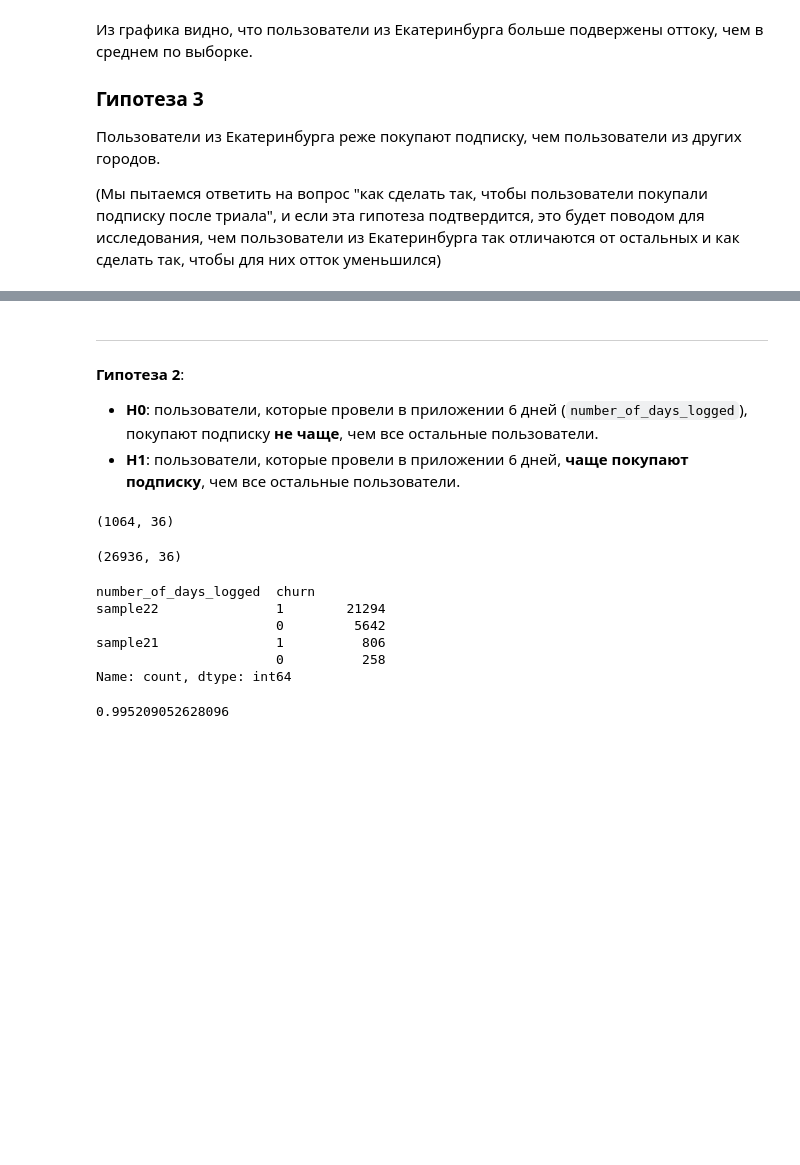
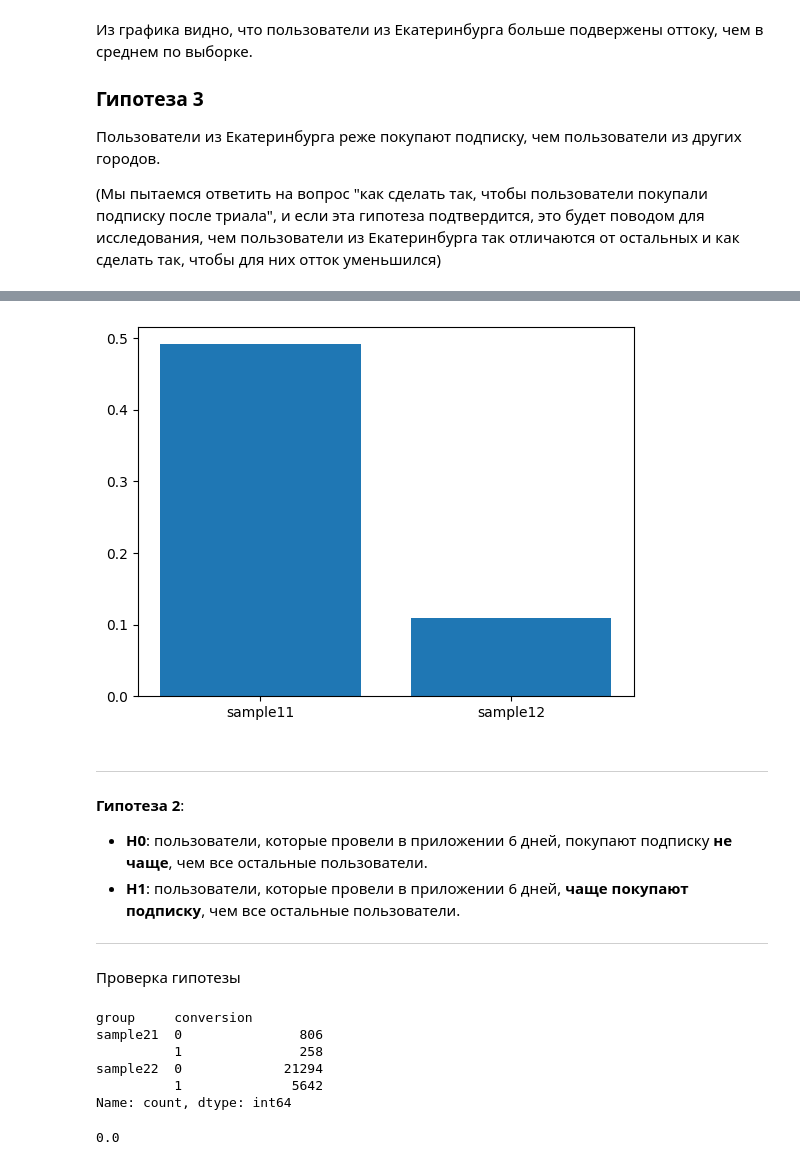
Before and after one commit to mariyakukhtinova-sys/dataton, a Jupyter notebook: dataton_EDA.ipynb, the cells around one changed output, grey strips where cells are left out. Cells and saved outputs as stored; diff of their text form; code cells hidden in the pictures; blank space fills up the shorter version.

```diff
--- a/dataton_EDA.ipynb
+++ b/dataton_EDA.ipynb
@@ -518,5 +422,18 @@ pvalue == 1, что говорит о том, что гипотезу H0 отв
+# %%
+plt.bar(
+    ['sample11', 'sample12'],
+    [sample1[sample1['group'] == 'sample11']['conversion'].mean(), # >= 10 avg_mean_time
+     sample1[sample1['group'] == 'sample12']['conversion'].mean()], # others
+)
+plt.show()
+# %% [output]
+[figure, added]
 # %% [markdown]
+###
 ___
 **Гипотеза 2**:
-  * **H0**: пользователи, которые провели в приложении 6 дней (`number_of_days_logged`), покупают подписку **не чаще**, чем все остальные пользователи.
+  * **H0**: пользователи, которые провели в приложении 6 дней, покупают подписку **не чаще**, чем все остальные пользователи.
   * **H1**: пользователи, которые провели в приложении 6 дней, **чаще покупают подписку**, чем все остальные пользователи.
+
+___
+Проверка гипотезы
@@ -525,28 +440,25 @@ from statsmodels.stats.proportion import proportions_ztest
-# %%
-# Формирование целевых выборок из генеральной совокупности
-
-sample21 = df[df["number_of_days_logged"] == 6]
-sample22 = df.drop(index=sample21.index, axis=0)
-
-display(sample21.shape,
-        sample22.shape,)
-
-sample2 = pd.DataFrame({
-    'number_of_days_logged': (['sample21'] * len(sample21) +
-             ['sample22'] * len(sample22)),
-    'churn': (sample21['churn'].to_list() +
-              sample22['churn'].to_list())
-})
-sample2.value_counts()
-# %% [output]
-(1064, 36)
-(26936, 36)
-number_of_days_logged  churn
-sample22               1        21294
-                       0         5642
-sample21               1          806
-                       0          258
-Name: count, dtype: int64
+# %%
+# Формирование целевой выборки из генеральной совокупности
+
+sample2 = pd.DataFrame({
+    'group': np.where(
+        df['number_of_days_logged'] == 6,
+        'sample21',
+        'sample22'
+    ),
+    'conversion': np.where(
+        df['churn'] == 1, 0, 1
+    ),
+})
+
+sample2.value_counts().sort_index()
+# %% [output]
+group     conversion
+sample21  0               806
+          1               258
+sample22  0             21294
+          1              5642
+Name: count, dtype: int64
 # %%
 zstat, pvalue = proportions_ztest(
     np.array([
@@ -554,12 +466,12 @@ zstat, pvalue = proportions_ztest(
         sample2.value_counts()['sample21'][0],
     ]),
     np.array([
-        len(sample22),
-        len(sample21),
+        len(sample2[sample2['group'] == 'sample22']),
+        len(sample2[sample2['group'] == 'sample22']),
     ]),
     alternative='larger',
 )
 
 pvalue
 # %% [output]
-0.995209052628096
+0.0
```
Also changed, not shown: parts of 27 cells of this notebook, 1 other file.
